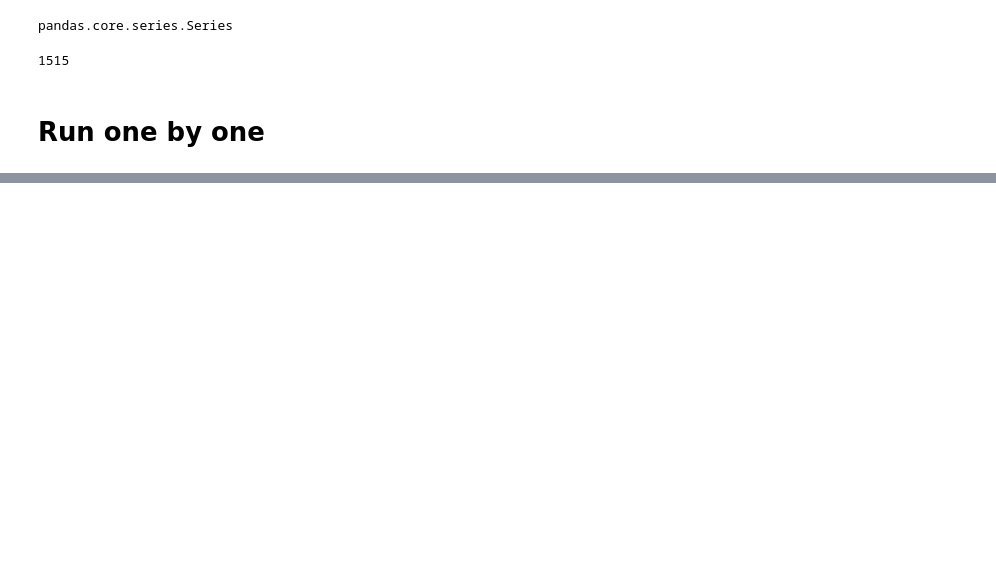
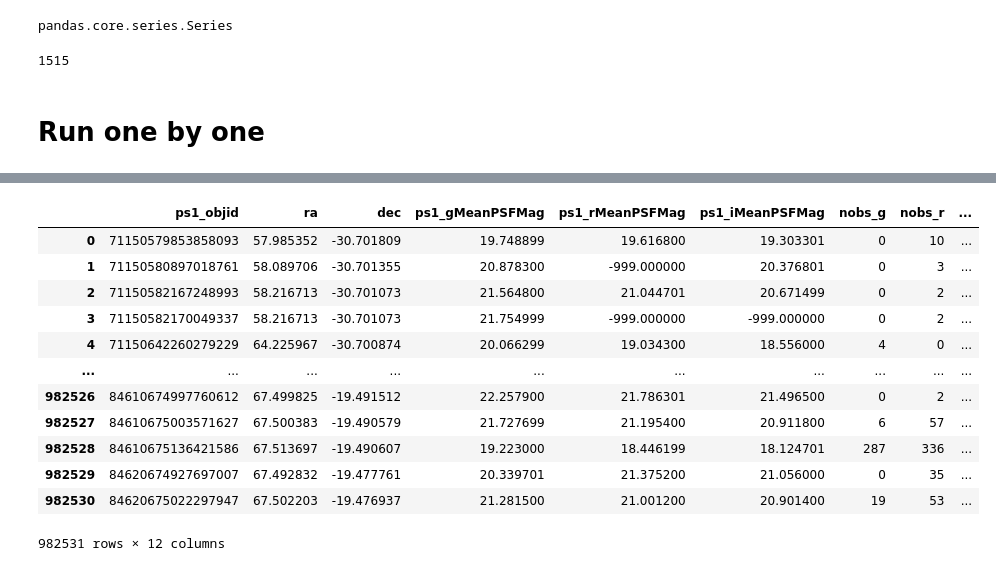
Before and after one commit to nevencaplar/epyc_notebooks, a Jupyter notebook: tiny_lsst.ipynb, the cells around one changed output, grey strips where cells are left out. Cells and saved outputs as stored; diff of their text form; code cells hidden in the pictures; blank space fills up the shorter version.

```diff
--- a/tiny_lsst.ipynb
+++ b/tiny_lsst.ipynb
@@ -559,0 +634,16 @@ Name: ps1_objid, Length: 154, dtype: object
+# %%
+object
+# %% [output]
+|  | ps1_objid | ra | dec | ps1_gMeanPSFMag | ps1_rMeanPSFMag | ps1_iMeanPSFMag | nobs_g | nobs_r | ... |
+| 0 | 71150579853858093 | 57.985352 | -30.701809 | 19.748899 | 19.616800 | 19.303301 | 0 | 10 | ... |
+| 1 | 71150580897018761 | 58.089706 | -30.701355 | 20.878300 | -999.000000 | 20.376801 | 0 | 3 | ... |
+| 2 | 71150582167248993 | 58.216713 | -30.701073 | 21.564800 | 21.044701 | 20.671499 | 0 | 2 | ... |
+| 3 | 71150582170049337 | 58.216713 | -30.701073 | 21.754999 | -999.000000 | -999.000000 | 0 | 2 | ... |
+| 4 | 71150642260279229 | 64.225967 | -30.700874 | 20.066299 | 19.034300 | 18.556000 | 4 | 0 | ... |
+| ... | ... | ... | ... | ... | ... | ... | ... | ... | ... |
+| 982526 | 84610674997760612 | 67.499825 | -19.491512 | 22.257900 | 21.786301 | 21.496500 | 0 | 2 | ... |
+| 982527 | 84610675003571627 | 67.500383 | -19.490579 | 21.727699 | 21.195400 | 20.911800 | 6 | 57 | ... |
+| 982528 | 84610675136421586 | 67.513697 | -19.490607 | 19.223000 | 18.446199 | 18.124701 | 287 | 336 | ... |
+| 982529 | 84620674927697007 | 67.492832 | -19.477761 | 20.339701 | 21.375200 | 21.056000 | 0 | 35 | ... |
+| 982530 | 84620675022297947 | 67.502203 | -19.476937 | 21.281500 | 21.001200 | 20.901400 | 19 | 53 | ... |
+982531 rows × 12 columns
```
Also changed, not shown: parts of 66 cells of this notebook.
